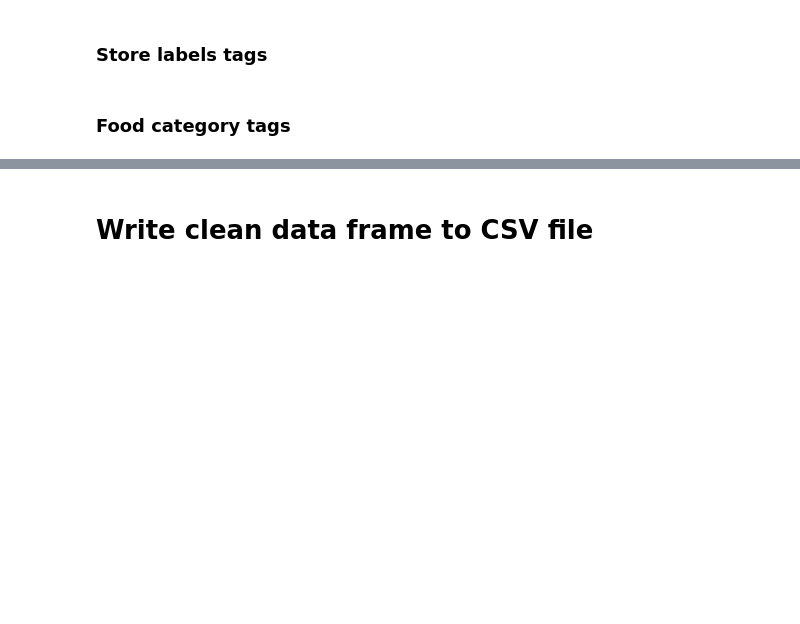
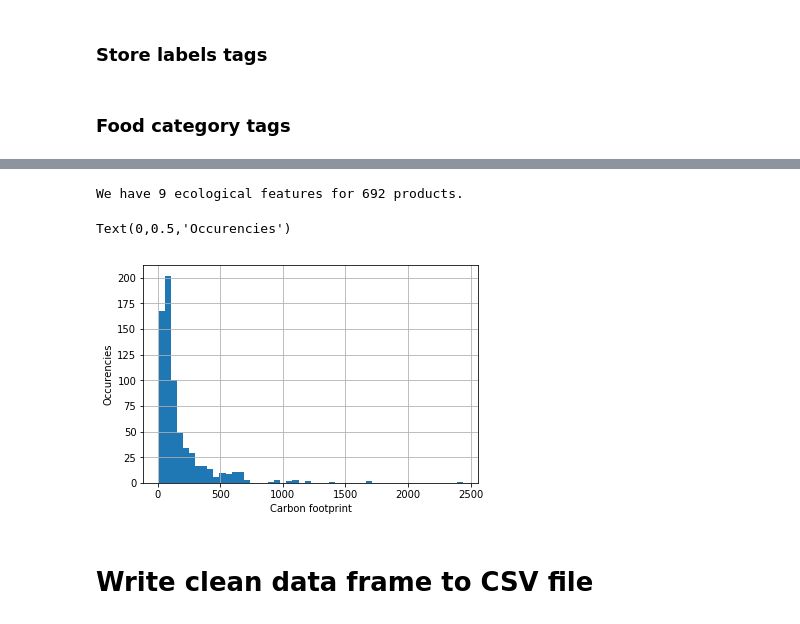
Before and after one commit to RedHotDataProject/Project_ADA, a Jupyter notebook: Open Food Facts - Cleanse data.ipynb, the cells around one changed output, grey strips where cells are left out. Drawn from its saved outputs; the diff is of its cells as text; code cells hidden in the pictures; blank space fills up the shorter version.

Commit message:
Distribution carbon footprint

```diff
--- a/Open Food Facts - Cleanse data.ipynb
+++ b/Open Food Facts - Cleanse data.ipynb
@@ -148,0 +171,6 @@ food_facts_pd.stores[1]
+# %%
+# Import data
+carbon_footprint_csv_file = "./data/carbon_footprint.csv"
+
+carbon_footprint_pd = pd.read_csv(carbon_footprint_csv_file,
+                            delimiter=",")
@@ -148,0 +198,4 @@ food_facts_pd.stores[1]
+# %%
+print('We have {0} ecological features for {1} products.'.format(carbon_footprint_pd.shape[1],carbon_footprint_pd.shape[0]))
+# %% [output]
+We have 9 ecological features for 692 products.
@@ -149,3 +205,18 @@ food_facts_pd.stores[1]
+# %%
+def translate_row(row):
+    translation = translator('de', 'en', row)
+
+for i, row in enumerate(carbon_footprint_pd['Title']):
+    print(i,row)
+    carbon_footprint_pd.loc[i] = translate_row(row)
+# %%
+ax = carbon_footprint_pd['CO2-Value [gram CO2/serving]'].hist(bins=50)
+ax.set_xlabel('Carbon footprint')
+ax.set_ylabel('Occurencies')
+ax.set_title('Distribution of the carbon ')
+# %% [output]
+Text(0,0.5,'Occurencies')
+[figure, added]
 # %% [markdown]
 # Write clean data frame to CSV file
 # %%
```
Also changed, not shown: parts of 6 cells of this notebook.
